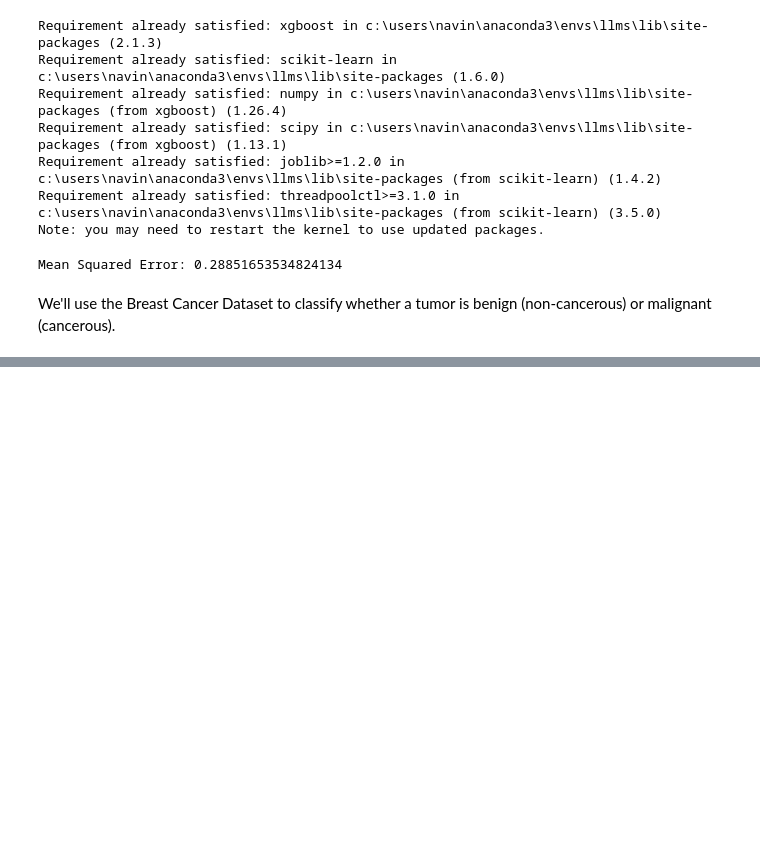
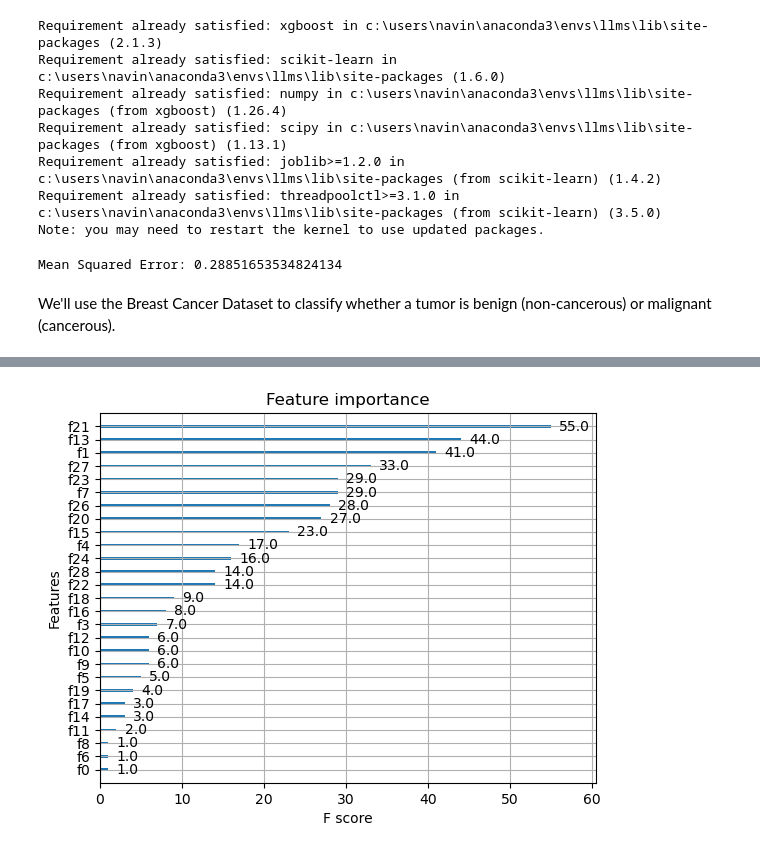
Before and after one commit to navinmalik7/MachineLearning, a Jupyter notebook: BoostingAlgorithms/XGBoost.ipynb, the cells around one changed output, grey strips where cells are left out. Saved outputs shown, nothing was run; the diff lists cells and outputs as text; code cells hidden in the pictures; blank space fills up the shorter version.

```diff
--- a/BoostingAlgorithms/XGBoost.ipynb
+++ b/BoostingAlgorithms/XGBoost.ipynb
@@ -54,0 +63,12 @@ We'll use the Breast Cancer Dataset to classify whether a tumor is benign (non-c
+# %%
+# Load the breast cancer dataset
+data = load_breast_cancer()
+X = data.data
+y = data.target
+
+# Split the dataset into training (80%) and testing (20%)
+X_train, X_test, y_train, y_test = train_test_split(X, y, test_size=0.2, random_state=42)
+
+# Convert data to DMatrix format (optimized for XGBoost)
+dtrain = xgb.DMatrix(X_train, label=y_train)
+dtest = xgb.DMatrix(X_test, label=y_test)
@@ -54,0 +80,12 @@ We'll use the Breast Cancer Dataset to classify whether a tumor is benign (non-c
+# %%
+# Set XGBoost parameters
+params = {
+    'objective': 'binary:logistic',  # Binary classification
+    'eval_metric': 'logloss',  # Logarithmic loss
+    'max_depth': 3,  # Tree depth
+    'learning_rate': 0.1,  # Step size
+    'n_estimators': 100  # Number of trees
+}
+
+# Train the XGBoost model
+model = xgb.train(params, dtrain, num_boost_round=100)
@@ -54,0 +117,6 @@ We'll use the Breast Cancer Dataset to classify whether a tumor is benign (non-c
+# %%
+# Plot feature importance
+xgb.plot_importance(model)
+plt.show()
+# %% [output]
+[figure, added]
```
Also changed, not shown: parts of 4 cells of this notebook, 1 other file.
